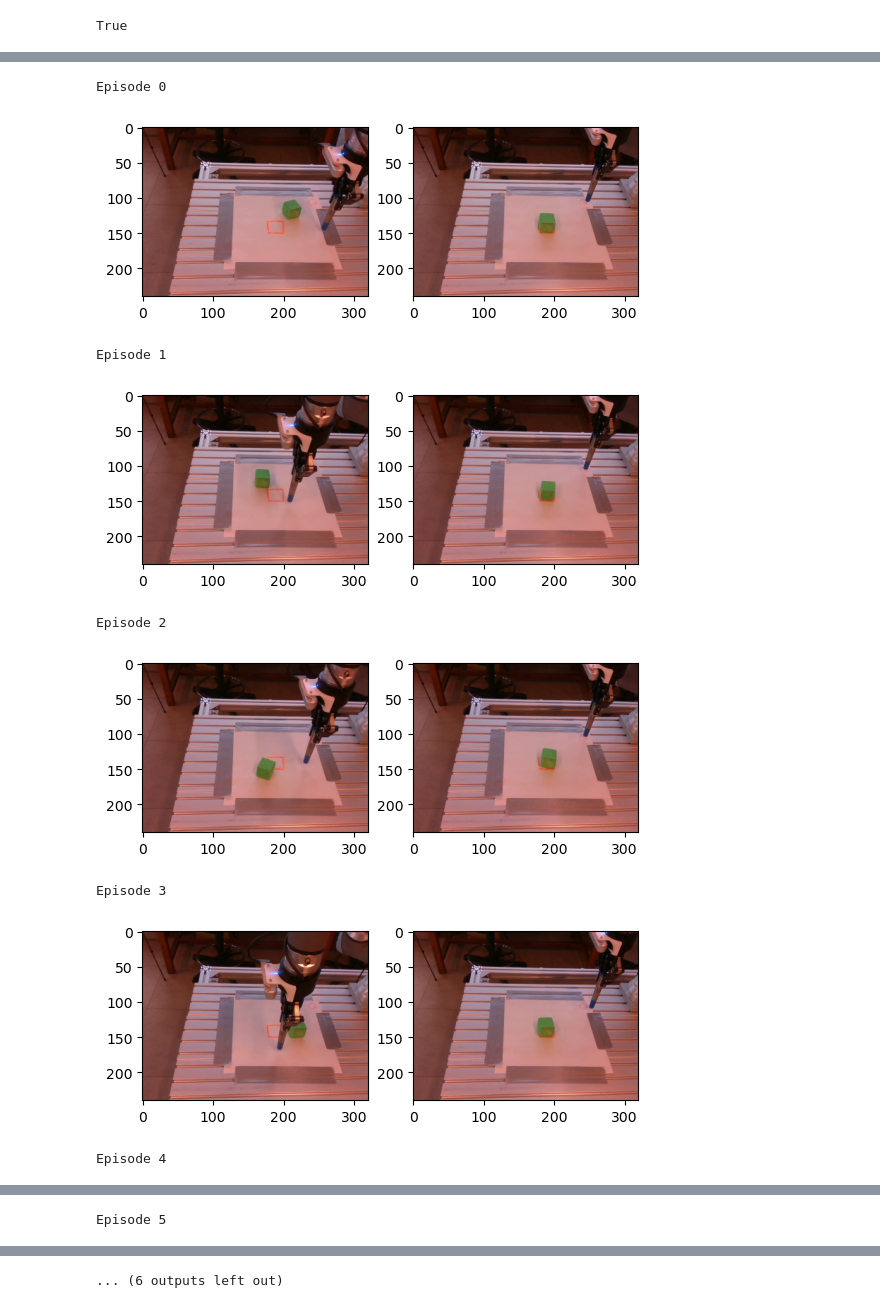
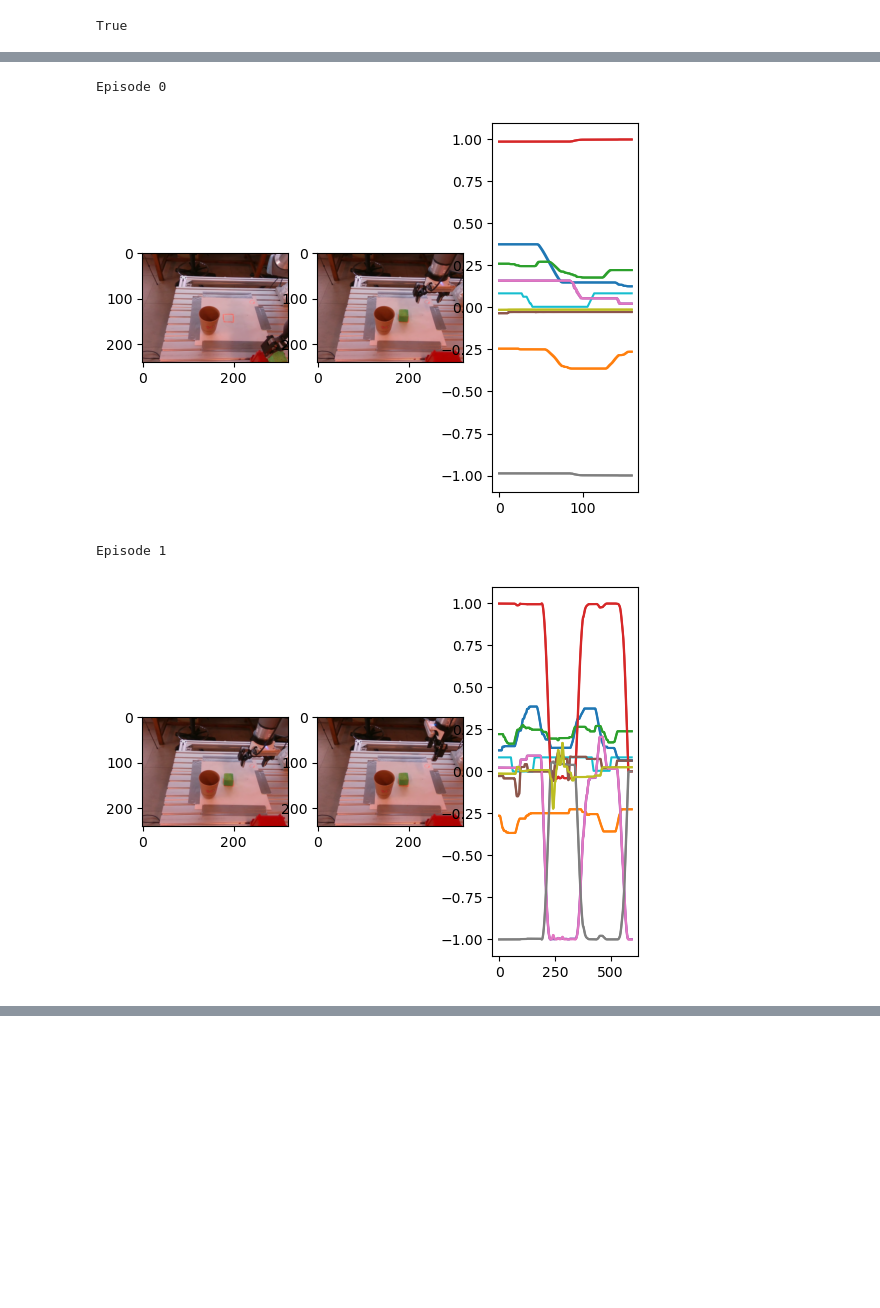
Before and after one commit to tlpss/diffusion_policy, a Jupyter notebook: visualize_dataset.ipynb, the cells around one changed output, grey strips where cells are left out. Drawn from its saved outputs; the diff is of its cells as text; code cells hidden in the pictures; blank space fills up the shorter version.

```diff
--- a/visualize_dataset.ipynb
+++ b/visualize_dataset.ipynb
@@ -3,6 +2,6 @@
 from diffusion_policy.dataset.real_pusht_image_dataset import RealPushTImageDataset
 # %%
-dataset_path = "/home/tlips/Code/diffusion_policy/data/demo_pusht_real"
+dataset_path = "/home/tlips/Code/diffusion_policy/data/test"
 import os
 os.path.exists(dataset_path)
 # %% [output]
@@ -23,13 +22,17 @@ shape_meta = {
             "shape": [3, 240, 320],
             "type": "rgb"
         },
-        "robot_eef_pose": {
-            "shape": [2],
+        "robot_eef_pose_6d_rot": {
+            "shape": [10],
             "type": "low_dim"
+        },
+        "gripper_width" :{
+            "shape": [1],
+            "type": "low_dim",
         }
     },
     "action": {
-        "shape": [2]
+        "shape": [10]
     }
 }
 
@@ -85,24 +75,24 @@ dataset.get_validation_dataset().replay_buffer
 # %%
 buffer = dataset.replay_buffer
-for episode_idx in range(len(buffer.get_episode_idxs())-1):
+for episode_idx in range(len(buffer.meta.episode_ends)):
     print(f"Episode {episode_idx}")
     episode = buffer.get_episode(episode_idx)
     # get all images "camera_0 from the episode
     images = episode["camera_0"]
     # show first image and last image
     import matplotlib.pyplot as plt
     # side by side
-    fig, ax = plt.subplots(1, 2)
+    fig, ax = plt.subplots(1, 3)
     ax[0].imshow(images[0])
     ax[1].imshow(images[-1])
+    # display state and action
+    actions = episode["action"]
+    eef_pose = episode["robot_eef_pose_6d_rot"]
+    ax[2].plot(actions)
+    ax[2].plot(eef_pose)
     plt.show()
 # %% [output]
 Episode 0
-[figure, old version]
+[figure, new version]
 Episode 1
-[figure, old version]
+[figure, new version]
-Episode 2
-[figure, removed]
-Episode 3
-[figure, removed]
-Episode 4
@@ -110 +98,0 @@ Episode 4
-Episode 5
@@ -112 +98,0 @@ Episode 5
-... (6 outputs left out)
```
Also changed, not shown: parts of 6 cells of this notebook, 4 other files.
